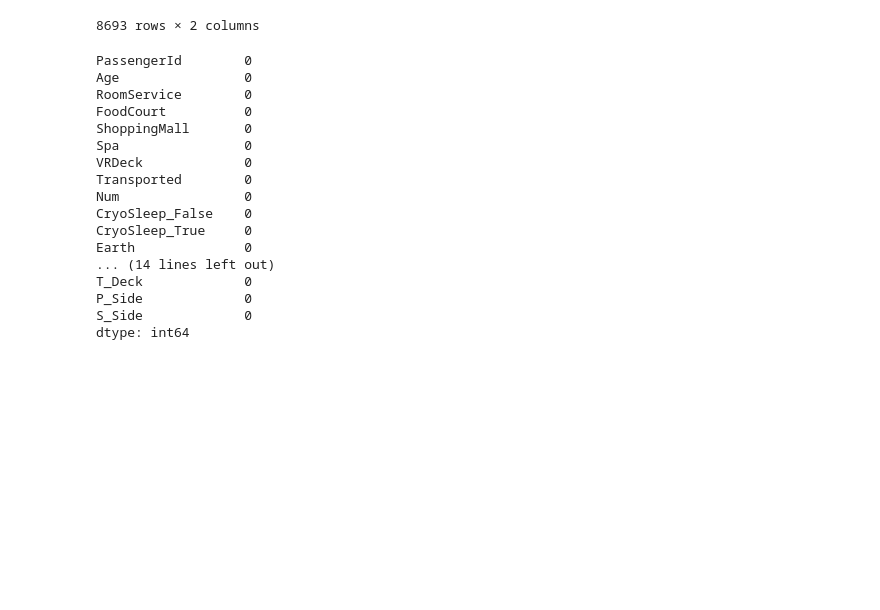
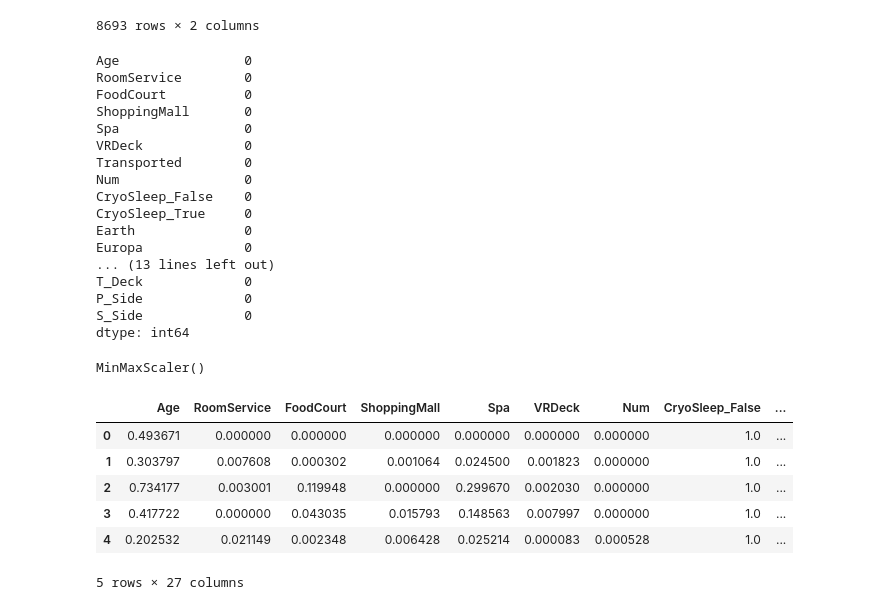
Before and after one commit to Dmytro1996/spaceship-titanic-kaggle, a Jupyter notebook: spaceship_titanic.ipynb, the cells around one changed output. Saved outputs shown, nothing was run; the diff lists cells and outputs as text; code cells hidden in the pictures; blank space fills up the shorter version.

Commit message:
Added a model, that trains on data and makes predictions

```diff
--- a/spaceship_titanic.ipynb
+++ b/spaceship_titanic.ipynb
@@ -254,10 +258,9 @@ sp_titanic[['P_Side', 'S_Side']]
 | 8692 | False | True |
 8693 rows × 2 columns
 # %%
-sp_titanic = sp_titanic.drop(['HomePlanet', 'CryoSleep', 'Cabin', 'Destination', 'Name', 'VIP','Deck', 'Side'], axis = 1)
+sp_titanic = sp_titanic.drop(['HomePlanet', 'CryoSleep', 'Cabin', 'Destination', 'Name', 'VIP','Deck', 'Side', 'PassengerId'], axis = 1)
 pd.Series(count_missing_val_per_column(sp_titanic))
 # %% [output]
-PassengerId        0
 Age                0
 RoomService        0
 FoodCourt          0
@@ -269,8 +272,27 @@ Num                0
 CryoSleep_False    0
 CryoSleep_True     0
 Earth              0
-... (14 lines left out)
+Europa             0
+... (13 lines left out)
 T_Deck             0
 P_Side             0
 S_Side             0
 dtype: int64
+# %%
+scaler = MinMaxScaler()
+# %%
+scaler.fit(sp_titanic.drop('Transported', axis = 1))
+# %% [output]
+MinMaxScaler()
+# %%
+sp_titanic_scaled = scaler.transform(sp_titanic.drop('Transported', axis = 1))
+# %%
+pd.DataFrame(sp_titanic_scaled, columns = sp_titanic.drop('Transported', axis = 1).columns).head()
+# %% [output]
+|  | Age | RoomService | FoodCourt | ShoppingMall | Spa | VRDeck | Num | CryoSleep_False | ... |
+| 0 | 0.493671 | 0.000000 | 0.000000 | 0.000000 | 0.000000 | 0.000000 | 0.000000 | 1.0 | ... |
+| 1 | 0.303797 | 0.007608 | 0.000302 | 0.001064 | 0.024500 | 0.001823 | 0.000000 | 1.0 | ... |
+| 2 | 0.734177 | 0.003001 | 0.119948 | 0.000000 | 0.299670 | 0.002030 | 0.000000 | 1.0 | ... |
+| 3 | 0.417722 | 0.000000 | 0.043035 | 0.015793 | 0.148563 | 0.007997 | 0.000000 | 1.0 | ... |
+| 4 | 0.202532 | 0.021149 | 0.002348 | 0.006428 | 0.025214 | 0.000083 | 0.000528 | 1.0 | ... |
+5 rows × 27 columns
```
Also changed, not shown: parts of 12 cells of this notebook.
